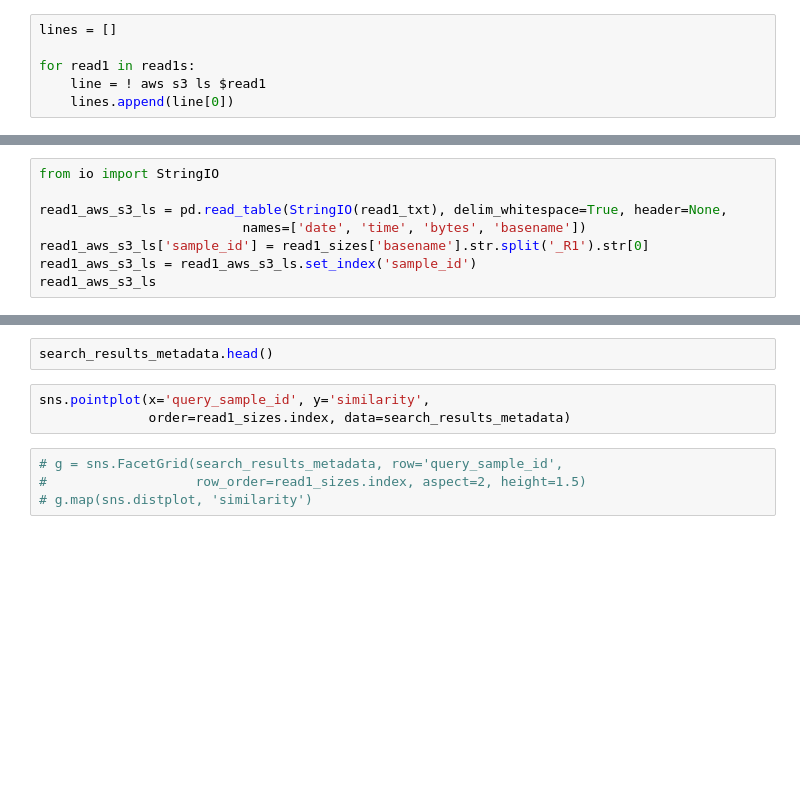
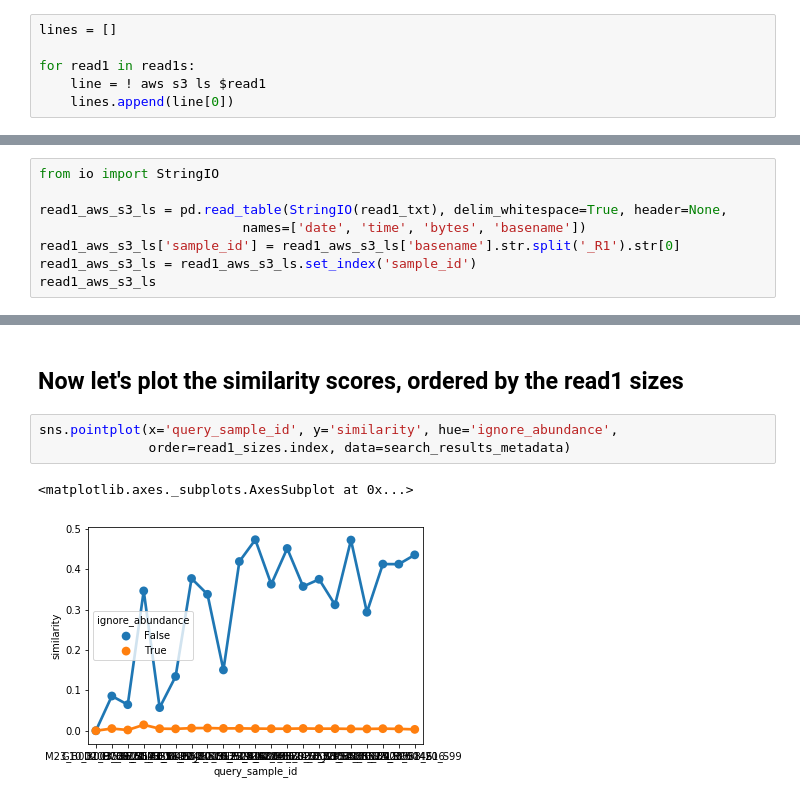
Before and after one commit to carly-cheung/cupcakes, a Jupyter notebook: 2018/olgas_bioinformagician_tricks/002_how_to_be_a_bioinformagician_part02.ipynb, the cells around one changed output, grey strips where cells are left out. Drawn from its saved outputs; the diff is of its cells as text; blank space fills up the shorter version.

```diff
--- a/2018/olgas_bioinformagician_tricks/002_how_to_be_a_bioinformagician_part02.ipynb
+++ b/2018/olgas_bioinformagician_tricks/002_how_to_be_a_bioinformagician_part02.ipynb
@@ -806,6 +1154,6 @@ from io import StringIO
 
 read1_aws_s3_ls = pd.read_table(StringIO(read1_txt), delim_whitespace=True, header=None,
                           names=['date', 'time', 'bytes', 'basename'])
-read1_aws_s3_ls['sample_id'] = read1_sizes['basename'].str.split('_R1').str[0]
+read1_aws_s3_ls['sample_id'] = read1_aws_s3_ls['basename'].str.split('_R1').str[0]
 read1_aws_s3_ls = read1_aws_s3_ls.set_index('sample_id')
 read1_aws_s3_ls
@@ -816,9 +1201,8 @@ read1_sizes
-# %%
-search_results_metadata.head()
+# %% [markdown]
+## Now let's plot the similarity scores, ordered by the read1 sizes
 # %%
-sns.pointplot(x='query_sample_id', y='similarity',
+sns.pointplot(x='query_sample_id', y='similarity', hue='ignore_abundance',
               order=read1_sizes.index, data=search_results_metadata)
+# %% [output]
+<matplotlib.axes._subplots.AxesSubplot at 0x...>
+[figure, added]
-# %%
-# g = sns.FacetGrid(search_results_metadata, row='query_sample_id',
-#                   row_order=read1_sizes.index, aspect=2, height=1.5)
-# g.map(sns.distplot, 'similarity')
```
Also changed, not shown: parts of 67 cells of this notebook.
